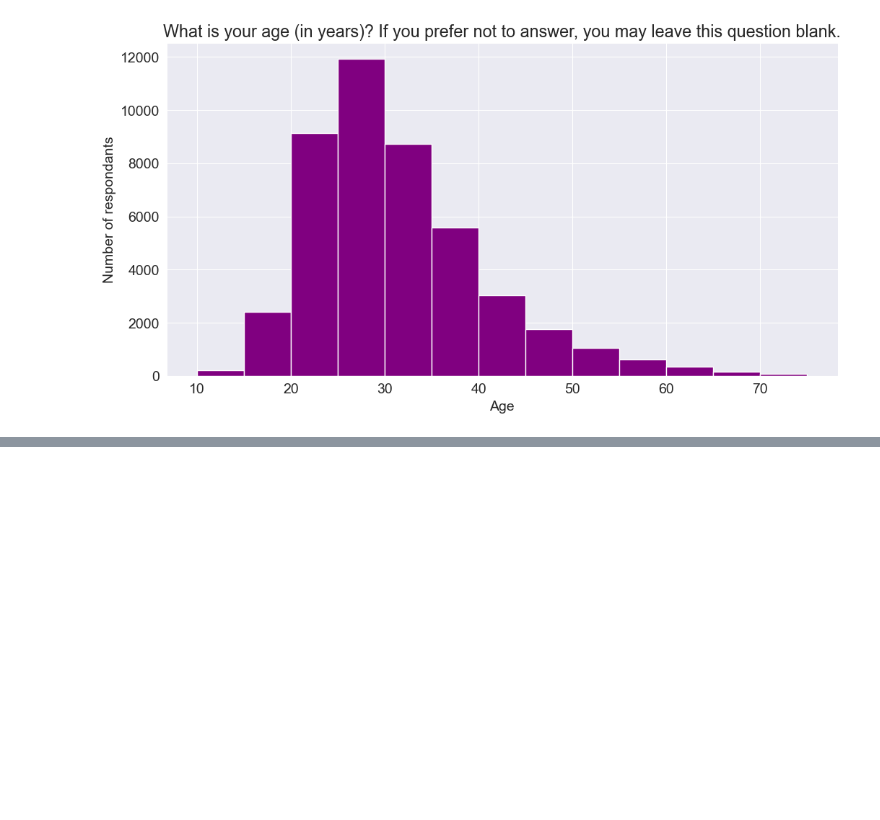
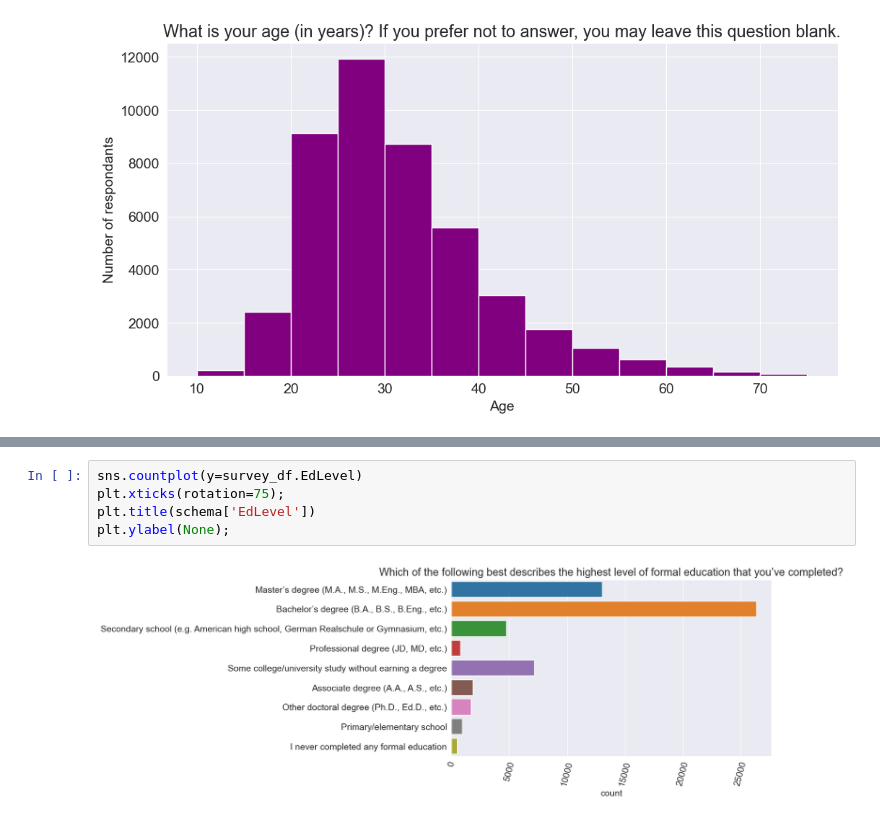
Before and after one commit to ivane98/python-da, a Jupyter notebook: project.ipynb, the cells around one changed output, grey strips where cells are left out. Drawn from its saved outputs; the diff is of its cells as text; blank space fills up the shorter version.

```diff
--- a/project.ipynb
+++ b/project.ipynb
@@ -75,0 +83,7 @@ plt.hist(survey_df['Age'], bins=np.arange(10, 80, 5), color='Purple');
+# %%
+sns.countplot(y=survey_df.EdLevel)
+plt.xticks(rotation=75);
+plt.title(schema['EdLevel'])
+plt.ylabel(None);
+# %% [output]
+[figure, added]
```
Also changed, not shown: parts of 9 cells of this notebook, 1 other file.
